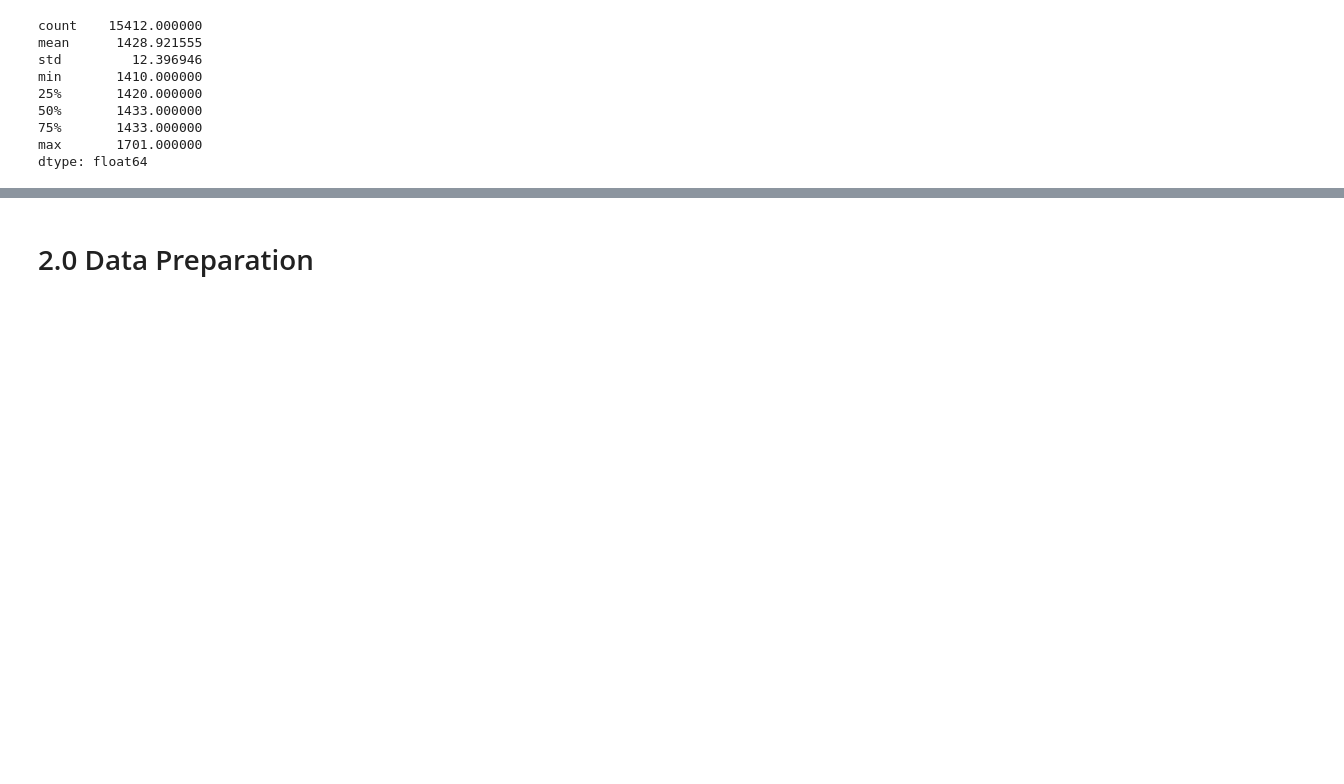
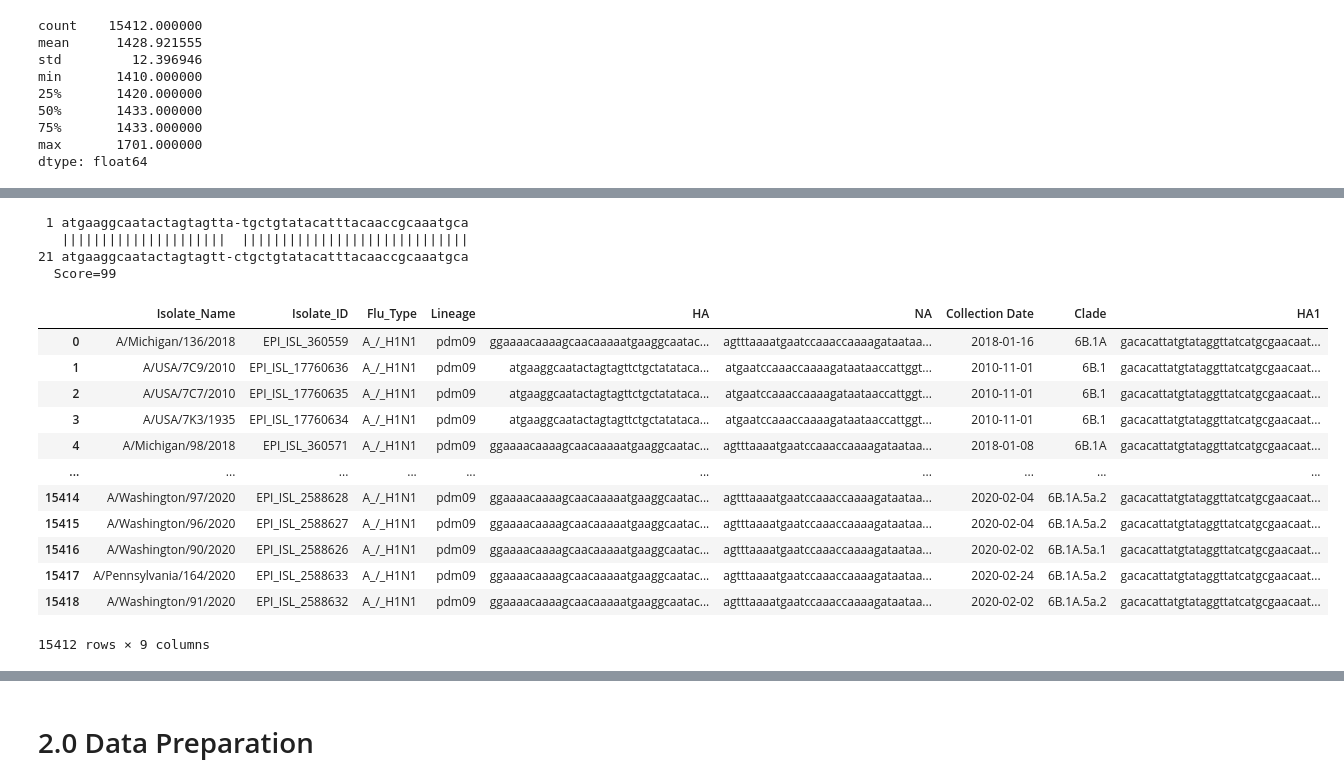
Before and after one commit to ajvilleg/learn-flu, a Jupyter notebook: learn-flu.ipynb, the cells around one changed output, grey strips where cells are left out. Saved outputs shown, nothing was run; the diff lists cells and outputs as text; code cells hidden in the pictures; blank space fills up the shorter version.

Commit message:
Trying out pairwise alignment both single and multi-threaded

```diff
--- a/learn-flu.ipynb
+++ b/learn-flu.ipynb
@@ -381,0 +387,62 @@ dtype: float64
+# %%
+# Define the start strings for HA1 and HA2 regions
+ha1_start = "ATGAAGGCAATACTAGTAGTTATGCTGTATACATTTACAACCGCAAATGCA"
+ha2_start = "GGCCTATTCGGGGCCATTGCTGGCTTCATCGAAGGGGGGTGGACA"
+# %%
+def extract_ha1_with_alignment(ha_sequence):
+    # Align with HA1 start
+    ha1_alignments = pairwise2.align.localms(ha1_start.lower(), ha_sequence, 2, -1, -0.5, -0.1)
+    if ha1_alignments:
+        best_ha1_alignment = ha1_alignments[0]  # Get the best alignment
+        ha1_start_index = best_ha1_alignment[3] + len(ha1_start)  # Start after alignment
+
+        # Align with HA2 start
+        ha2_alignments = pairwise2.align.localms(ha2_start.lower(), ha_sequence, 2, -1, -0.5, -0.1)
+        if ha2_alignments:
+            best_ha2_alignment = ha2_alignments[0]
+            ha2_start_index = best_ha2_alignment[3]  # Exact match start
+
+            ha1_sequence = ha_sequence[ha1_start_index:ha2_start_index]
+            return ha1_sequence
+        else:
+            return "ERROR: HA2 region not found in alignment"  # Or handle differently
+    else:
+        return "ERROR: HA1 region not found in alignment"
+# %%
+# Function to apply alignment in parallel
+def parallel_extract_ha1(ha_sequences):
+    with multiprocessing.Pool() as pool:
+        return pool.map(extract_ha1_with_alignment, ha_sequences)
+# %%
+# Single-threaded
+# Apply to your DataFrame
+# df['HA1'] = df['HA'].astype(str).apply(extract_ha1_with_alignment)
+
+# Multi-threaded
+# Apply the function in parallel (assuming your DataFrame is named 'df')
+df['HA1'] = parallel_extract_ha1(df['HA'].astype(str).tolist())
+# %%
+first_alignment = pairwise2.align.localms(ha1_start.lower(), df['HA'][0], 2, -1, -0.5, -0.1)[0]
+print(format_alignment(*first_alignment))
+# %% [output]
+ 1 atgaaggcaatactagtagtta-tgctgtatacatttacaaccgcaaatgca
+   |||||||||||||||||||||  |||||||||||||||||||||||||||||
+21 atgaaggcaatactagtagtt-ctgctgtatacatttacaaccgcaaatgca
+  Score=99
+# %%
+# Print the modified DataFrame
+df
+# %% [output]
+|  | Isolate_Name | Isolate_ID | Flu_Type | Lineage | HA | NA | Collection Date | Clade | HA1 |
+| 0 | A/Michigan/136/2018 | EPI_ISL_360559 | A_/_H1N1 | pdm09 | ggaaaacaaaagcaacaaaaatgaaggcaatac... | agtttaaaatgaatccaaaccaaaagataataa... | 2018-01-16 | 6B.1A | gacacattatgtataggttatcatgcgaacaat... |
+| 1 | A/USA/7C9/2010 | EPI_ISL_17760636 | A_/_H1N1 | pdm09 | atgaaggcaatactagtagttctgctatataca... | atgaatccaaaccaaaagataataaccattggt... | 2010-11-01 | 6B.1 | gacacattatgtataggttatcatgcgaacaat... |
+| 2 | A/USA/7C7/2010 | EPI_ISL_17760635 | A_/_H1N1 | pdm09 | atgaaggcaatactagtagttctgctatataca... | atgaatccaaaccaaaagataataaccattggt... | 2010-11-01 | 6B.1 | gacacattatgtataggttatcatgcgaacaat... |
+| 3 | A/USA/7K3/1935 | EPI_ISL_17760634 | A_/_H1N1 | pdm09 | atgaaggcaatactagtagttctgctatataca... | atgaatccaaaccaaaagataataaccattggt... | 2010-11-01 | 6B.1 | gacacattatgtataggttatcatgcgaacaat... |
+| 4 | A/Michigan/98/2018 | EPI_ISL_360571 | A_/_H1N1 | pdm09 | ggaaaacaaaagcaacaaaaatgaaggcaatac... | agtttaaaatgaatccaaaccaaaagataataa... | 2018-01-08 | 6B.1A | gacacattatgtataggttatcatgcgaacaat... |
+| ... | ... | ... | ... | ... | ... | ... | ... | ... | ... |
+| 15414 | A/Washington/97/2020 | EPI_ISL_2588628 | A_/_H1N1 | pdm09 | ggaaaacaaaagcaacaaaaatgaaggcaatac... | agtttaaaatgaatccaaaccaaaagataataa... | 2020-02-04 | 6B.1A.5a.2 | gacacattatgtataggttatcatgcgaacaat... |
+| 15415 | A/Washington/96/2020 | EPI_ISL_2588627 | A_/_H1N1 | pdm09 | ggaaaacaaaagcaacaaaaatgaaggcaatac... | agtttaaaatgaatccaaaccaaaagataataa... | 2020-02-04 | 6B.1A.5a.2 | gacacattatgtataggttatcatgcgaacaat... |
+| 15416 | A/Washington/90/2020 | EPI_ISL_2588626 | A_/_H1N1 | pdm09 | ggaaaacaaaagcaacaaaaatgaaggcaatac... | agtttaaaatgaatccaaaccaaaagataataa... | 2020-02-02 | 6B.1A.5a.1 | gacacattatgtataggttatcatgcgaacaat... |
+| 15417 | A/Pennsylvania/164/2020 | EPI_ISL_2588633 | A_/_H1N1 | pdm09 | ggaaaacaaaagcaacaaaaatgaaggcaatac... | agtttaaaatgaatccaaaccaaaagataataa... | 2020-02-24 | 6B.1A.5a.2 | gacacattatgtataggttatcatgcgaacaat... |
+| 15418 | A/Washington/91/2020 | EPI_ISL_2588632 | A_/_H1N1 | pdm09 | ggaaaacaaaagcaacaaaaatgaaggcaatac... | agtttaaaatgaatccaaaccaaaagataataa... | 2020-02-02 | 6B.1A.5a.2 | gacacattatgtataggttatcatgcgaacaat... |
+15412 rows × 9 columns
```
Also changed, not shown: parts of 22 cells of this notebook.
